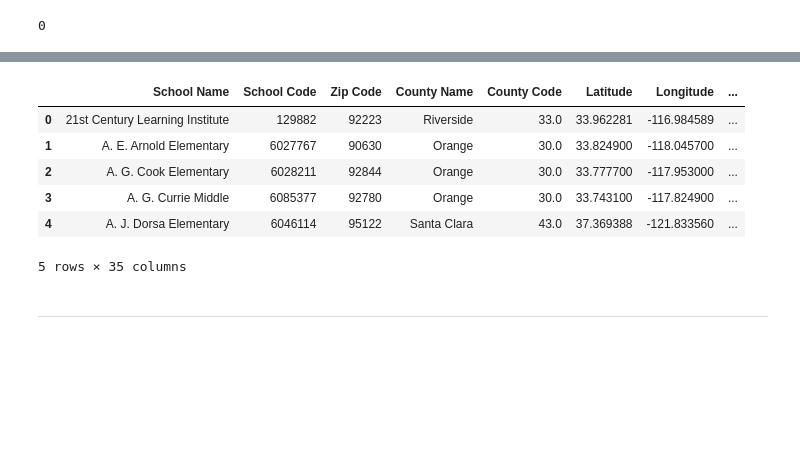
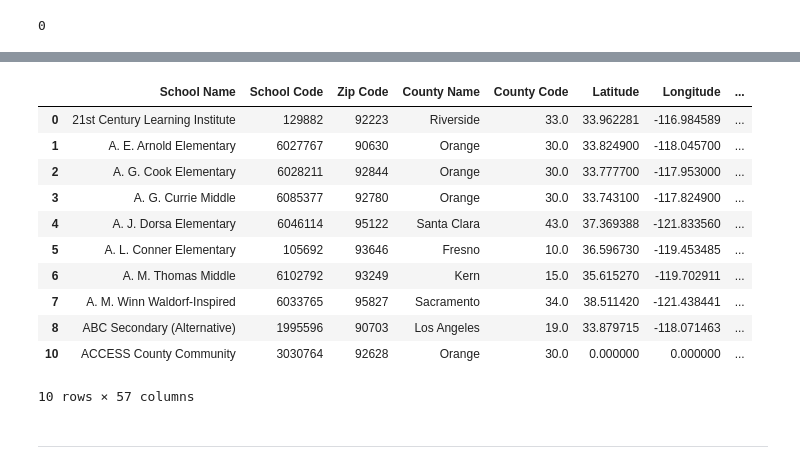
Before and after one commit to gabriellewald/education-project, a Jupyter notebook: Capstone1_data_cleaning.ipynb, the cells around one changed output, grey strips where cells are left out. Drawn from its saved outputs; the diff is of its cells as text; code cells hidden in the pictures; blank space fills up the shorter version.

```diff
--- a/Capstone1_data_cleaning.ipynb
+++ b/Capstone1_data_cleaning.ipynb
@@ -302,0 +446,13 @@ dtype: int64
+# %%
+# Adding columns with dummy variables to flag missing values
+cols = ['CAASPP Reported Enrollment', 'Enrollment K-12','Male', 'Female', 'Military',
+       'Homeless', 'Non Homeless', 'Disadvantaged', 'Not Disadvantaged', 'Non Military',
+       'Black', 'Native American', 'Asian', 'Hispanic', 'Pacific Islander',
+       'White', 'Two/More Races', '< High School', 'High School Grad',
+       'Some College', 'College Grad', 'Graduate School']
+
+for col in cols:
+    add_dummy(df_math, col)
+
+# Check df
+df_math
@@ -452,32 +611,34 @@ math = df_math.copy()
 # Loop through list apply percentage()
 for i in demographics:
     percentage(math, i)
-
-math.head()
-# %% [output]
-|  | School Name | School Code | Zip Code | County Name | County Code | Latitude | Longitude | ... |
-| 0 | 21st Century Learning Institute | 129882 | 92223 | Riverside | 33.0 | 33.962281 | -116.984589 | ... |
-| 1 | A. E. Arnold Elementary | 6027767 | 90630 | Orange | 30.0 | 33.824900 | -118.045700 | ... |
-| 2 | A. G. Cook Elementary | 6028211 | 92844 | Orange | 30.0 | 33.777700 | -117.953000 | ... |
-| 3 | A. G. Currie Middle | 6085377 | 92780 | Orange | 30.0 | 33.743100 | -117.824900 | ... |
-| 4 | A. J. Dorsa Elementary | 6046114 | 95122 | Santa Clara | 43.0 | 37.369388 | -121.833560 | ... |
-5 rows × 35 columns
 # %%
 # Turn negative values back to -1 to represent missing data
 cols = ['Enrollment K-12','Male', 'Female', 'Military', 'Non Military',
        'Homeless', 'Non Homeless', 'Disadvantaged', 'Not Disadvantaged',
        'Black', 'Native American', 'Asian', 'Hispanic', 'Pacific Islander',
        'White', 'Two/More Races', '< High School', 'High School Grad',
        'Some College', 'College Grad', 'Graduate School']
 
-def map_values(df, col):
-    df[col] = df[col].map(lambda x: -1 if x < 0 else x).round(2)
-
 for col in cols:
     map_values(math, col)
 
+# See final version
+math.head(10)
 
-# create csv file with percentage values
-math.to_csv("math_with_percentage_values_one_zero", encoding='utf-8', index=False)
+# # create csv file with percentage values
+# math.to_csv("df_math_with_dummies", encoding='utf-8', index=False)
+# %% [output]
+|  | School Name | School Code | Zip Code | County Name | County Code | Latitude | Longitude | ... |
+| 0 | 21st Century Learning Institute | 129882 | 92223 | Riverside | 33.0 | 33.962281 | -116.984589 | ... |
+| 1 | A. E. Arnold Elementary | 6027767 | 90630 | Orange | 30.0 | 33.824900 | -118.045700 | ... |
+| 2 | A. G. Cook Elementary | 6028211 | 92844 | Orange | 30.0 | 33.777700 | -117.953000 | ... |
+| 3 | A. G. Currie Middle | 6085377 | 92780 | Orange | 30.0 | 33.743100 | -117.824900 | ... |
+| 4 | A. J. Dorsa Elementary | 6046114 | 95122 | Santa Clara | 43.0 | 37.369388 | -121.833560 | ... |
+| 5 | A. L. Conner Elementary | 105692 | 93646 | Fresno | 10.0 | 36.596730 | -119.453485 | ... |
+| 6 | A. M. Thomas Middle | 6102792 | 93249 | Kern | 15.0 | 35.615270 | -119.702911 | ... |
+| 7 | A. M. Winn Waldorf-Inspired | 6033765 | 95827 | Sacramento | 34.0 | 38.511420 | -121.438441 | ... |
+| 8 | ABC Secondary (Alternative) | 1995596 | 90703 | Los Angeles | 19.0 | 33.879715 | -118.071463 | ... |
+| 10 | ACCESS County Community | 3030764 | 92628 | Orange | 30.0 | 0.000000 | 0.000000 | ... |
+10 rows × 57 columns
 # %% [markdown]
 ------
```
Also changed, not shown: parts of 39 cells of this notebook.
